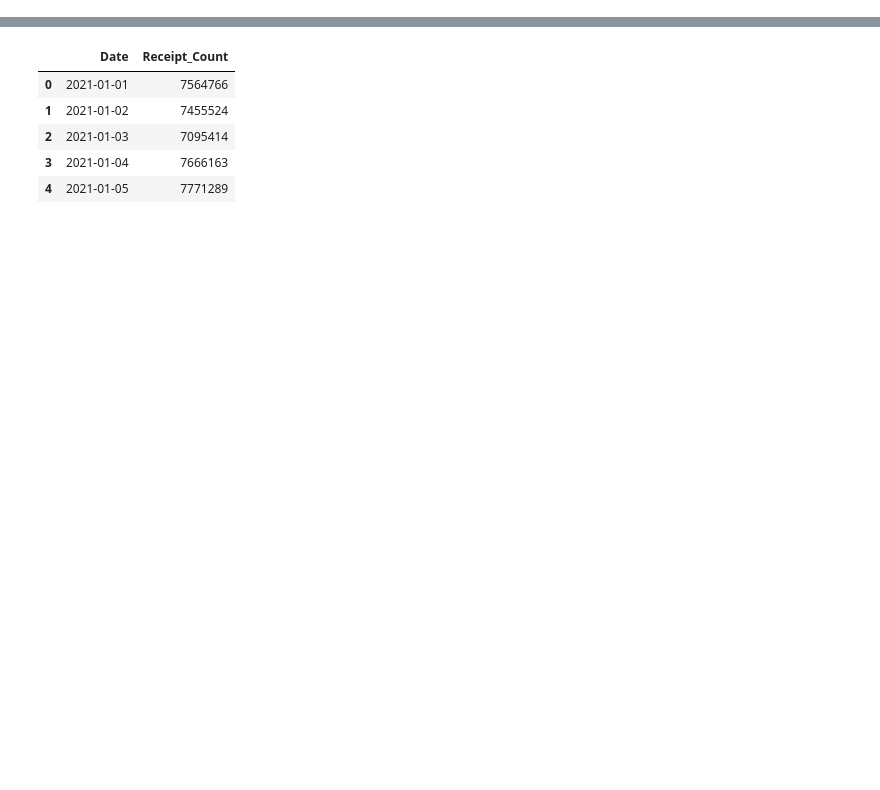
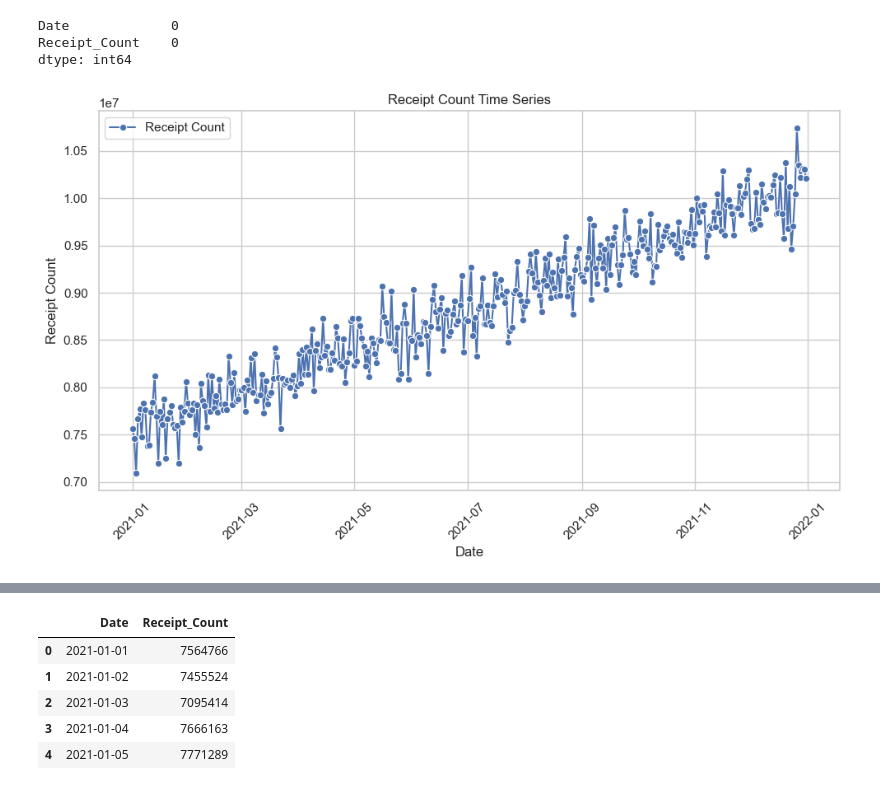
Before and after one commit to pdh1181/Fetch_take_home_exercise, a Jupyter notebook: ml_engg.ipynb, the cells around one changed output, grey strips where cells are left out. Cells and saved outputs as stored; diff of their text form; code cells hidden in the pictures; blank space fills up the shorter version.

```diff
--- a/ml_engg.ipynb
+++ b/ml_engg.ipynb
@@ -7,0 +11,6 @@ warnings.filterwarnings('ignore')
+# %%
+df = pd.read_csv('data.csv')
+df=df.drop(['Unnamed: 0'],axis=1)
+df['Date'] = pd.to_datetime(df['Date'])
+print(df.info())
+df.head()
@@ -7,0 +34,21 @@ warnings.filterwarnings('ignore')
+# %%
+df.isnull().sum()
+# %% [output]
+Date             0
+Receipt_Count    0
+dtype: int64
+# %%
+sns.set(style="whitegrid")
+plt.figure(figsize=(10, 6))
+
+sns.lineplot(x='Date', y='Receipt_Count', data=df, marker='o', color='b', label='Receipt Count')
+
+plt.xlabel('Date')
+plt.ylabel('Receipt Count')
+plt.title('Receipt Count Time Series')
+
+plt.xticks(rotation=45)
+plt.tight_layout()
+plt.show()
+# %% [output]
+[figure, added]
```
Also changed, not shown: parts of 21 cells of this notebook.
